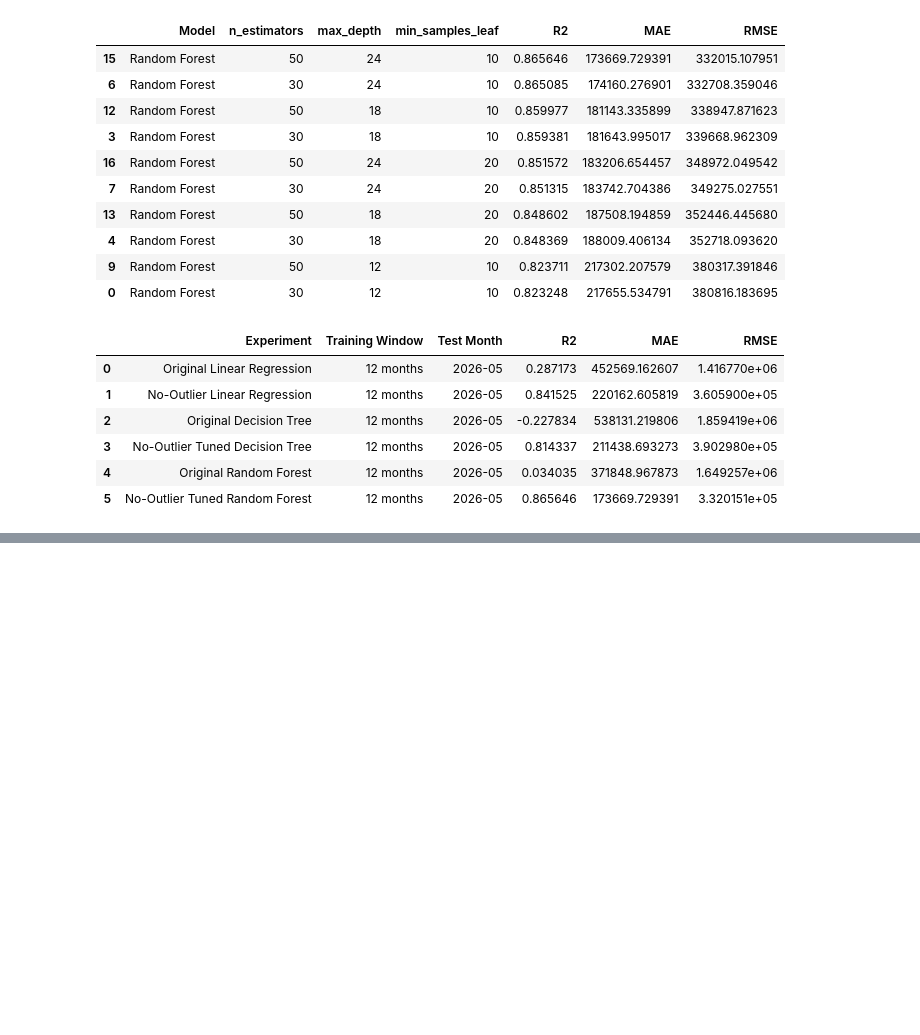
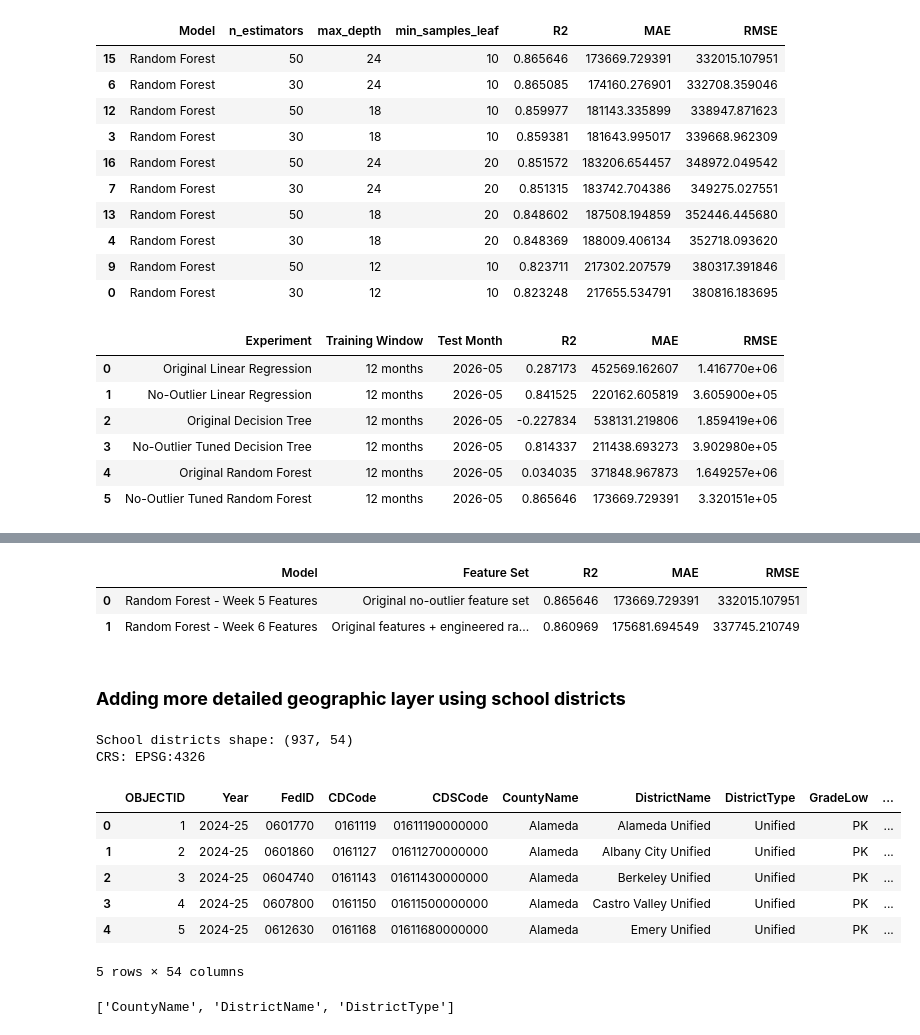
Before and after one commit to miatrn20/IDX-Exchange-Internship-Data_Science-Summer2026, a Jupyter notebook: 04_model_comparison.ipynb, the cells around one changed output, grey strips where cells are left out. Saved outputs shown, nothing was run; the diff lists cells and outputs as text; code cells hidden in the pictures; blank space fills up the shorter version.

```diff
--- a/04_model_comparison.ipynb
+++ b/04_model_comparison.ipynb
@@ -367,0 +648,31 @@ final_comparison
+# %%
+week6_comparison = pd.DataFrame({
+    "Model": [
+        "Random Forest - Week 5 Features",
+        "Random Forest - Week 6 Features"
+    ],
+    "Feature Set": [
+        "Original no-outlier feature set",
+        "Original features + engineered ratio features"
+    ],
+    "R2": [
+        0.865646,
+        0.860969
+    ],
+    "MAE": [
+        173669.729391,
+        175681.694549
+    ],
+    "RMSE": [
+        332015.107951,
+        337745.210749
+    ]
+})
+
+week6_comparison
+# %% [output]
+|  | Model | Feature Set | R2 | MAE | RMSE |
+| 0 | Random Forest - Week 5 Features | Original no-outlier feature set | 0.865646 | 173669.729391 | 332015.107951 |
+| 1 | Random Forest - Week 6 Features | Original features + engineered ra... | 0.860969 | 175681.694549 | 337745.210749 |
+# %% [markdown]
+### **Adding more detailed geographic layer using school districts**
@@ -367,0 +682,24 @@ final_comparison
+# %%
+school_districts_url = "https://gis.data.ca.gov/api/download/v1/items/b0e3b936426a47ce9d9a2e77e2bb86cc/geojson?layers=0"
+
+school_districts = gpd.read_file(school_districts_url)
+
+print("School districts shape:", school_districts.shape)
+print("CRS:", school_districts.crs)
+
+school_districts.head()
+# %% [output]
+School districts shape: (937, 54)
+CRS: EPSG:4326
+|  | OBJECTID | Year | FedID | CDCode | CDSCode | CountyName | DistrictName | DistrictType | GradeLow | ... |
+| 0 | 1 | 2024-25 | 0601770 | 0161119 | 01611190000000 | Alameda | Alameda Unified | Unified | PK | ... |
+| 1 | 2 | 2024-25 | 0601860 | 0161127 | 01611270000000 | Alameda | Albany City Unified | Unified | PK | ... |
+| 2 | 3 | 2024-25 | 0604740 | 0161143 | 01611430000000 | Alameda | Berkeley Unified | Unified | PK | ... |
+| 3 | 4 | 2024-25 | 0607800 | 0161150 | 01611500000000 | Alameda | Castro Valley Unified | Unified | PK | ... |
+| 4 | 5 | 2024-25 | 0612630 | 0161168 | 01611680000000 | Alameda | Emery Unified | Unified | PK | ... |
+5 rows × 54 columns
+# %%
+school_districts.columns
+[col for col in school_districts.columns if "district" in col.lower() or "name" in col.lower() or "type" in col.lower()]
+# %% [output]
+['CountyName', 'DistrictName', 'DistrictType']
```
Also changed, not shown: parts of 21 cells of this notebook, 1 other file.
